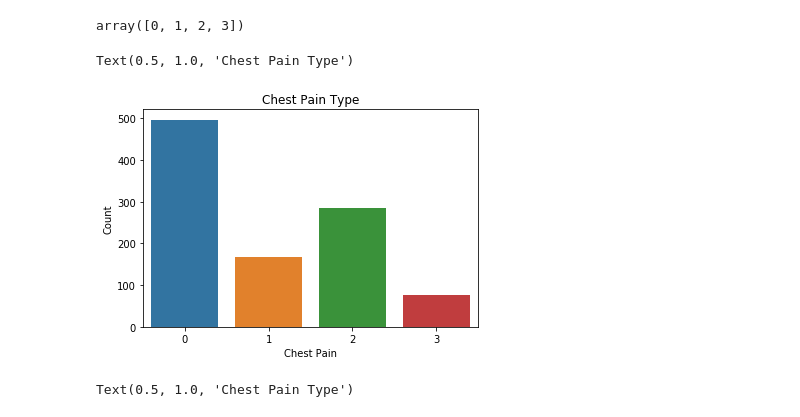
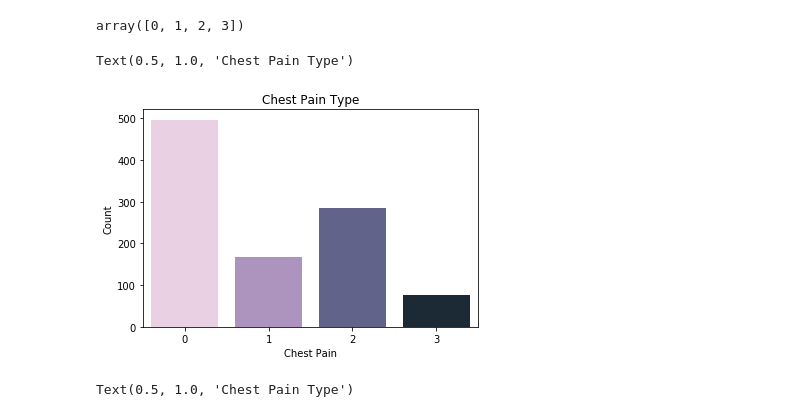
Before and after one commit to letisalbal/Final-Project, a Jupyter notebook: HeartDisease.ipynb, the cells around one changed output. Saved outputs shown, nothing was run; the diff lists cells and outputs as text; code cells hidden in the pictures.

```diff
--- a/HeartDisease.ipynb
+++ b/HeartDisease.ipynb
@@ -227,13 +261,13 @@ heart_df2["ChestPain"].unique()
 # %% [output]
 array([0, 1, 2, 3])
 # %%
-sns.countplot(data=heart_df2, x = 'ChestPain')
+sns.countplot(data=heart_df2, x = 'ChestPain', palette="ch:2.5")
 plt.xlabel('Chest Pain')
 plt.ylabel('Count')
 plt.title('Chest Pain Type')
 # %% [output]
 Text(0.5, 1.0, 'Chest Pain Type')
-[figure, old version]
+[figure, new version]
 # %%
 sns.distplot(heart_df2['ChestPain'], color = "salmon")
 plt.xlabel('Chest Pain')
```
Also changed, not shown: parts of 12 cells of this notebook.
